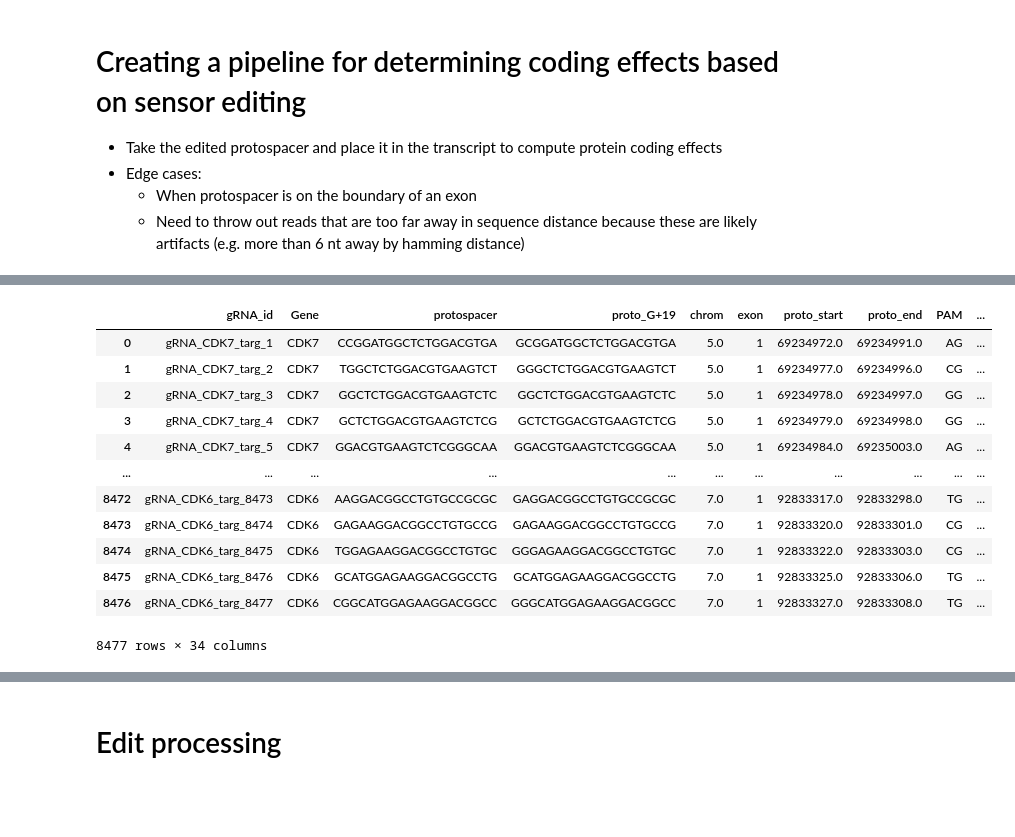
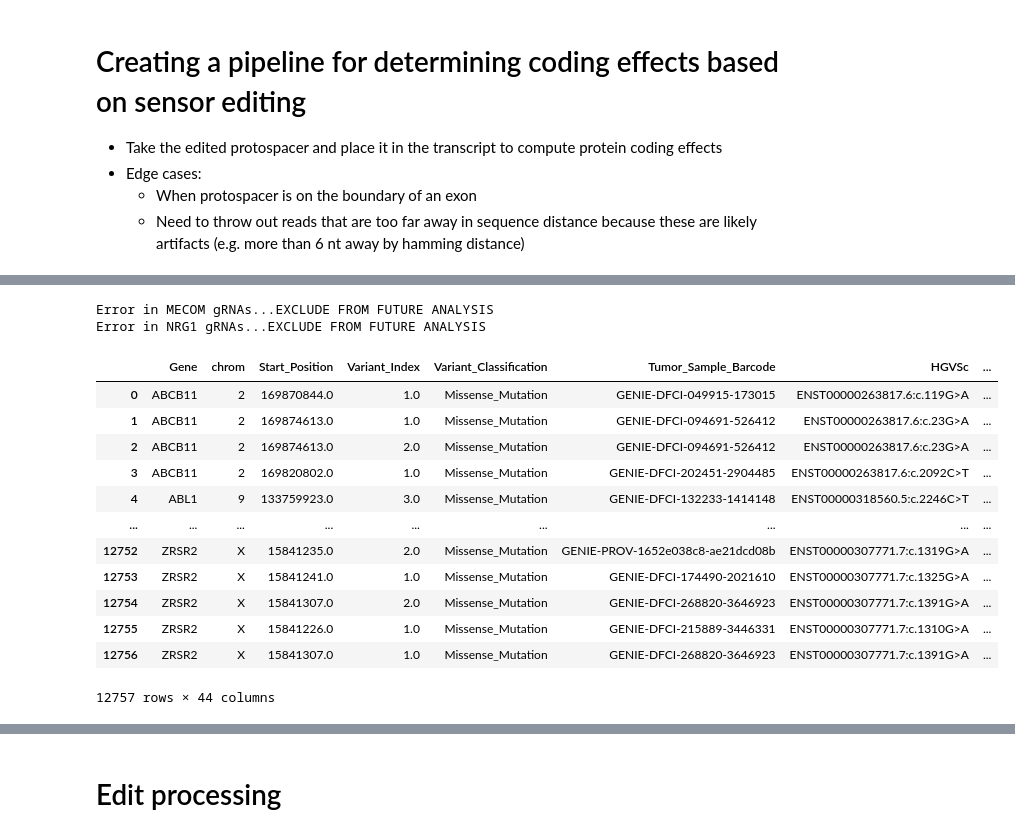
Before and after one commit to samgould2/sensor-analysis-protein-effects, a Jupyter notebook: sensor_HGVSp_pipeline.ipynb, the cells around one changed output, grey strips where cells are left out. Drawn from its saved outputs; the diff is of its cells as text; code cells hidden in the pictures; blank space fills up the shorter version.

```diff
--- a/sensor_HGVSp_pipeline.ipynb
+++ b/sensor_HGVSp_pipeline.ipynb
@@ -52,0 +96,10 @@ def tx_processor(tx):
+# %%
+#and generate the gene information table
+df_genes = df.copy()
+df_genes = df_genes.drop_duplicates(subset='Transcript_ID')[['Hugo_Symbol', 'Transcript_ID']].rename(columns = {'Hugo_Symbol':'Gene', 'Transcript_ID':'Transcript ID'}).reset_index(drop=True)
+
+#also drop duplicate genes
+#only allow one gene/transcript ID combo
+#can be modified later on in theory
+df_genes = df_genes.drop_duplicates(subset='Gene').reset_index(drop=True)
+df_genes
@@ -92,0 +166,5 @@ cdks['tx length'] = [len(i) for i in wt_tx]
+# %%
+df_genes = gene_preprocessor(df_genes)
+
+#and saving it
+df_genes.to_csv('library_files/IDR_library_gene_info.csv', index=False)
@@ -370,16 +497,0 @@ master_df = pd.concat(df_holder).reset_index(drop=True)
-# %%
-master_df
-# %% [output]
-|  | gRNA_id | Gene | protospacer | proto_G+19 | chrom | exon | proto_start | proto_end | PAM | ... |
-| 0 | gRNA_CDK7_targ_1 | CDK7 | CCGGATGGCTCTGGACGTGA | GCGGATGGCTCTGGACGTGA | 5.0 | 1 | 69234972.0 | 69234991.0 | AG | ... |
-| 1 | gRNA_CDK7_targ_2 | CDK7 | TGGCTCTGGACGTGAAGTCT | GGGCTCTGGACGTGAAGTCT | 5.0 | 1 | 69234977.0 | 69234996.0 | CG | ... |
-| 2 | gRNA_CDK7_targ_3 | CDK7 | GGCTCTGGACGTGAAGTCTC | GGCTCTGGACGTGAAGTCTC | 5.0 | 1 | 69234978.0 | 69234997.0 | GG | ... |
-| 3 | gRNA_CDK7_targ_4 | CDK7 | GCTCTGGACGTGAAGTCTCG | GCTCTGGACGTGAAGTCTCG | 5.0 | 1 | 69234979.0 | 69234998.0 | GG | ... |
-| 4 | gRNA_CDK7_targ_5 | CDK7 | GGACGTGAAGTCTCGGGCAA | GGACGTGAAGTCTCGGGCAA | 5.0 | 1 | 69234984.0 | 69235003.0 | AG | ... |
-| ... | ... | ... | ... | ... | ... | ... | ... | ... | ... | ... |
-| 8472 | gRNA_CDK6_targ_8473 | CDK6 | AAGGACGGCCTGTGCCGCGC | GAGGACGGCCTGTGCCGCGC | 7.0 | 1 | 92833317.0 | 92833298.0 | TG | ... |
-| 8473 | gRNA_CDK6_targ_8474 | CDK6 | GAGAAGGACGGCCTGTGCCG | GAGAAGGACGGCCTGTGCCG | 7.0 | 1 | 92833320.0 | 92833301.0 | CG | ... |
-| 8474 | gRNA_CDK6_targ_8475 | CDK6 | TGGAGAAGGACGGCCTGTGC | GGGAGAAGGACGGCCTGTGC | 7.0 | 1 | 92833322.0 | 92833303.0 | CG | ... |
-| 8475 | gRNA_CDK6_targ_8476 | CDK6 | GCATGGAGAAGGACGGCCTG | GCATGGAGAAGGACGGCCTG | 7.0 | 1 | 92833325.0 | 92833306.0 | TG | ... |
-| 8476 | gRNA_CDK6_targ_8477 | CDK6 | CGGCATGGAGAAGGACGGCC | GGGCATGGAGAAGGACGGCC | 7.0 | 1 | 92833327.0 | 92833308.0 | TG | ... |
-8477 rows × 34 columns
@@ -388,0 +498,39 @@ bb = master_df[(master_df['Pool']=='F1-R1') & (master_df['classification']=='tar
+# %%
+df_genes = pd.read_csv('library_files/IDR_library_gene_info.csv')
+
+#reading in library file and putting in correct format
+df = pd.read_csv('library_files/idrms_protospacer_coordinates_and_transcript_IDs_corrected.csv')
+df = df.rename(columns = {'Protospacer':'proto_G+19', 'Protospacer_Matched':'protospacer', 'Chromosome':'chrom', 'PAM_Strand':'strand', 'Protospacer_Start':'proto_start', 'Protospacer_End':'proto_end', 'Hugo_Symbol':'Gene'})
+df = df.drop(columns  = ['Unnamed: 0', 'Unnamed: 0.1'])
+targ = df
+
+
+master_df = library_processor(df_genes, targ)
+# %% [output]
+Error in MECOM gRNAs...EXCLUDE FROM FUTURE ANALYSIS
+Error in NRG1 gRNAs...EXCLUDE FROM FUTURE ANALYSIS
+# %%
+master_df_no_errors = master_df[master_df['error_detected']==False].reset_index(drop=True)
+#cast these values as ints
+master_df_no_errors['prot_start'] = master_df_no_errors['prot_start'].apply(lambda x: int(x))
+master_df_no_errors['prot_end'] = master_df_no_errors['prot_end'].apply(lambda x: int(x))
+master_df_no_errors['cdna_start'] = master_df_no_errors['cdna_start'].apply(lambda x: int(x))
+master_df_no_errors['cdna_end'] = master_df_no_errors['cdna_end'].apply(lambda x: int(x))
+
+master_df_no_errors.to_csv('library_files/IDR_library_master_df_no_error.csv', index=False)
+# %%
+master_df_no_errors
+# %% [output]
+|  | Gene | chrom | Start_Position | Variant_Index | Variant_Classification | Tumor_Sample_Barcode | HGVSc | ... |
+| 0 | ABCB11 | 2 | 169870844.0 | 1.0 | Missense_Mutation | GENIE-DFCI-049915-173015 | ENST00000263817.6:c.119G>A | ... |
+| 1 | ABCB11 | 2 | 169874613.0 | 1.0 | Missense_Mutation | GENIE-DFCI-094691-526412 | ENST00000263817.6:c.23G>A | ... |
+| 2 | ABCB11 | 2 | 169874613.0 | 2.0 | Missense_Mutation | GENIE-DFCI-094691-526412 | ENST00000263817.6:c.23G>A | ... |
+| 3 | ABCB11 | 2 | 169820802.0 | 1.0 | Missense_Mutation | GENIE-DFCI-202451-2904485 | ENST00000263817.6:c.2092C>T | ... |
+| 4 | ABL1 | 9 | 133759923.0 | 3.0 | Missense_Mutation | GENIE-DFCI-132233-1414148 | ENST00000318560.5:c.2246C>T | ... |
+| ... | ... | ... | ... | ... | ... | ... | ... | ... |
+| 12752 | ZRSR2 | X | 15841235.0 | 2.0 | Missense_Mutation | GENIE-PROV-1652e038c8-ae21dcd08b | ENST00000307771.7:c.1319G>A | ... |
+| 12753 | ZRSR2 | X | 15841241.0 | 1.0 | Missense_Mutation | GENIE-DFCI-174490-2021610 | ENST00000307771.7:c.1325G>A | ... |
+| 12754 | ZRSR2 | X | 15841307.0 | 2.0 | Missense_Mutation | GENIE-DFCI-268820-3646923 | ENST00000307771.7:c.1391G>A | ... |
+| 12755 | ZRSR2 | X | 15841226.0 | 1.0 | Missense_Mutation | GENIE-DFCI-215889-3446331 | ENST00000307771.7:c.1310G>A | ... |
+| 12756 | ZRSR2 | X | 15841307.0 | 1.0 | Missense_Mutation | GENIE-DFCI-268820-3646923 | ENST00000307771.7:c.1391G>A | ... |
+12757 rows × 44 columns
```
Also changed, not shown: parts of 15 cells of this notebook, 9 other files.
